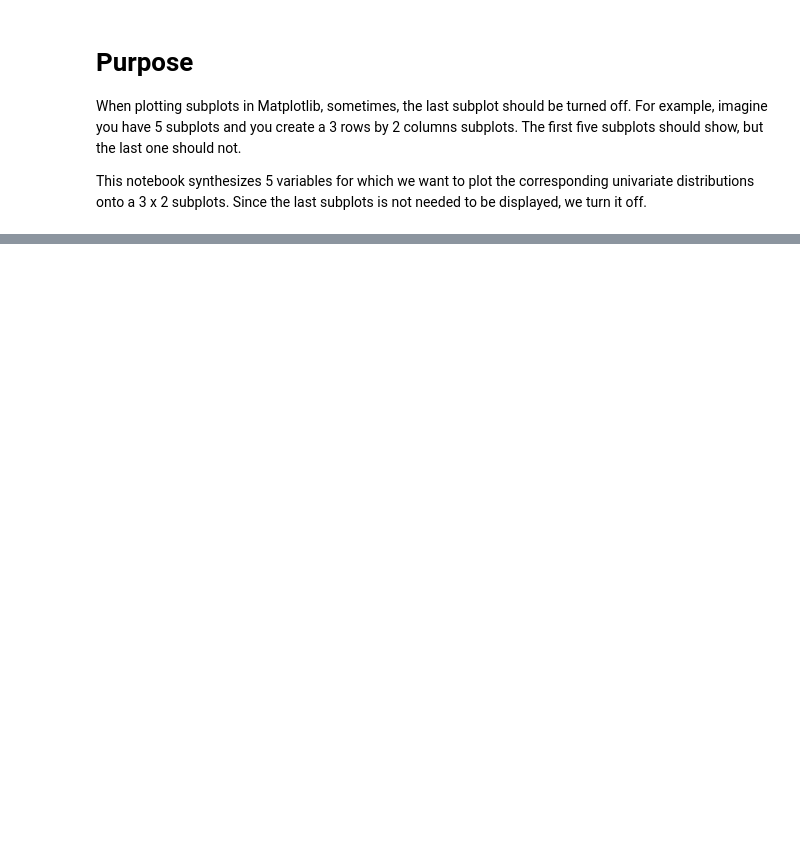
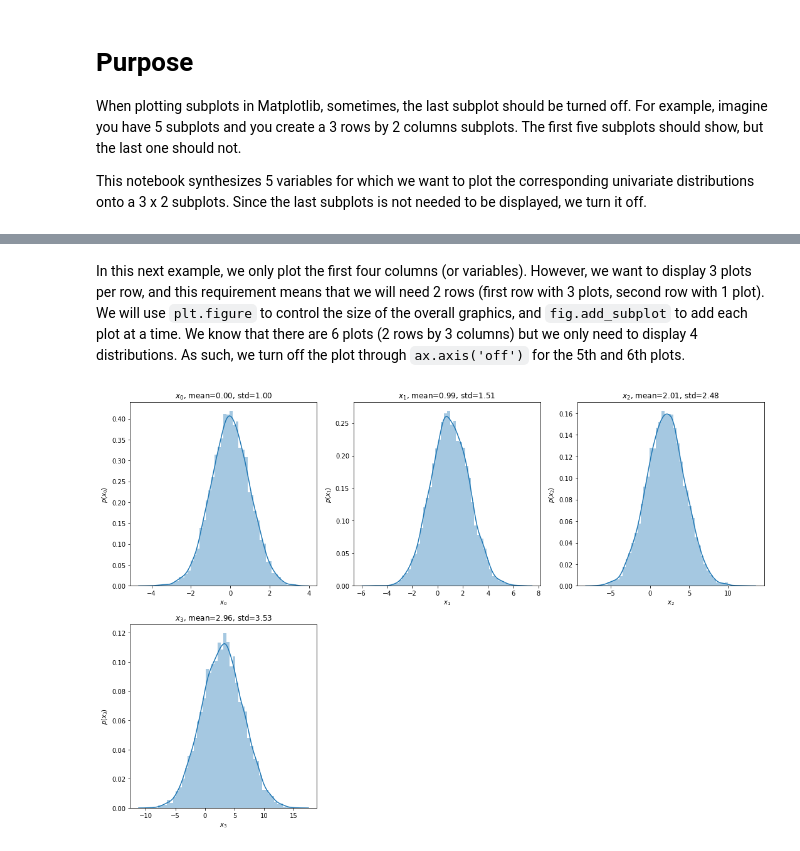
Before and after one commit to oneoffcoder/jupyter, a Jupyter notebook: recipe/subplots-off-by-one.ipynb, the cells around one changed output, grey strips where cells are left out. Drawn from its saved outputs; the diff is of its cells as text; code cells hidden in the pictures; blank space fills up the shorter version.

Commit message:
add another example

```diff
--- a/recipe/subplots-off-by-one.ipynb
+++ b/recipe/subplots-off-by-one.ipynb
@@ -51,0 +52,33 @@ plt.tight_layout()
+# %% [markdown]
+In this next example, we only plot the first four columns (or variables). However, we want to display 3 plots per row, and this requirement means that we will need 2 rows (first row with 3 plots, second row with 1 plot). We will use `plt.figure` to control the size of the overall graphics, and `fig.add_subplot` to add each plot at a time. We know that there are 6 plots (2 rows by 3 columns) but we only need to display 4 distributions. As such, we turn off the plot through `ax.axis('off')` for the 5th and 6th plots.
+# %%
+N = 10000
+
+Y = X[:,[0, 1, 2, 3]]
+
+n_cols = 3
+n_rows = 2
+n_plots = n_cols * n_rows
+
+fig = plt.figure(figsize=(15, 10))
+
+for i in range(n_plots):
+    ax = fig.add_subplot(n_rows, n_cols, i + 1)
+
+    if i < Y.shape[1]:
+        label = 'x_{}'.format(i)
+        x = Y[:, i]
+
+        sns.distplot(x, ax=ax)
+        mu = np.mean(x)
+        std = np.std(x)
+
+        ax.set_title(r'${}$, mean={:.2f}, std={:.2f}'.format(label, mu, std))
+        ax.set_xlabel(r'${}$'.format(label))
+        ax.set_ylabel(r'$p({})$'.format(label))
+    else:
+        ax.axis('off')
+
+plt.tight_layout()
+# %% [output]
+[figure, added]
```
Also changed, not shown: parts of 1 cell of this notebook.
